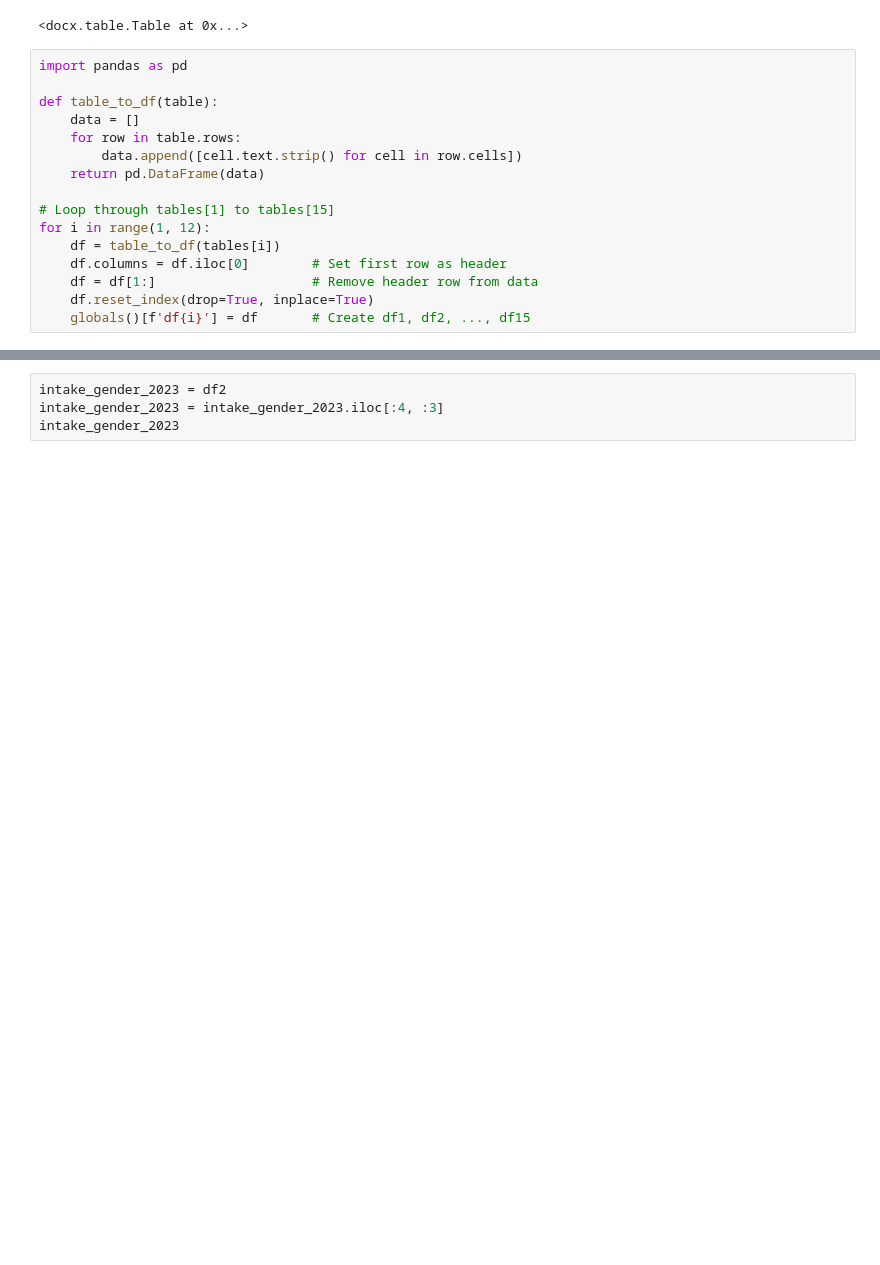
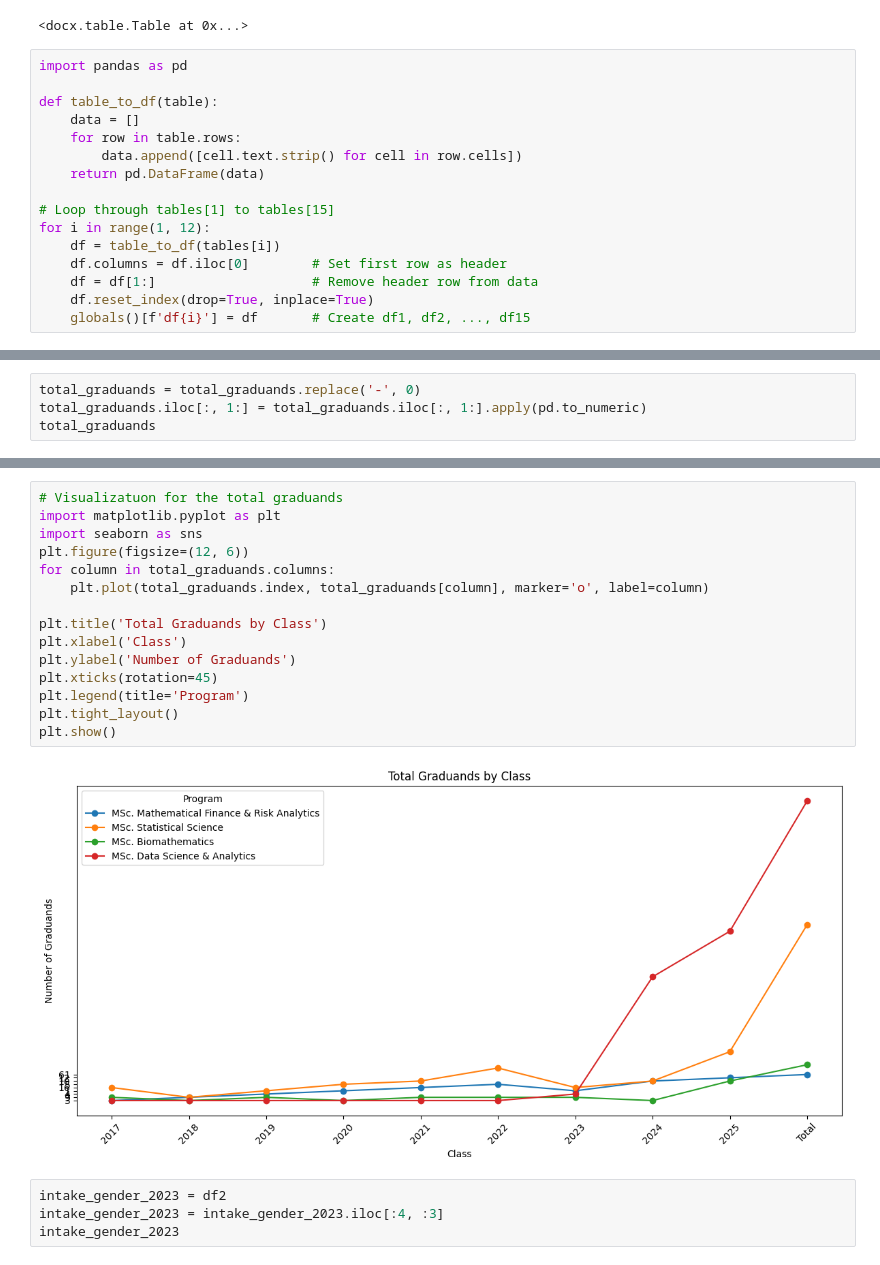
Before and after one commit to gathukalinet/msc_dsa, a Jupyter notebook: msc_grad.ipynb, the cells around one changed output, grey strips where cells are left out. Saved outputs shown, nothing was run; the diff lists cells and outputs as text; blank space fills up the shorter version.

Commit message:
checking visualization1

```diff
--- a/msc_grad.ipynb
+++ b/msc_grad.ipynb
@@ -47,0 +100,4 @@ total_graduands
+# %%
+total_graduands = total_graduands.replace('-', 0)
+total_graduands.iloc[:, 1:] = total_graduands.iloc[:, 1:].apply(pd.to_numeric)
+total_graduands
@@ -48,3 +117,20 @@ total_graduands
+# %%
+# Visualizatuon for the total graduands
+import matplotlib.pyplot as plt
+import seaborn as sns
+plt.figure(figsize=(12, 6))
+for column in total_graduands.columns:
+    plt.plot(total_graduands.index, total_graduands[column], marker='o', label=column)
+
+plt.title('Total Graduands by Class')
+plt.xlabel('Class')
+plt.ylabel('Number of Graduands')
+plt.xticks(rotation=45)
+plt.legend(title='Program')
+plt.tight_layout()
+plt.show()
+# %% [output]
+[figure, added]
 # %%
 intake_gender_2023 = df2
 intake_gender_2023 = intake_gender_2023.iloc[:4, :3]
```
Also changed, not shown: parts of 7 cells of this notebook, 2 other files.
